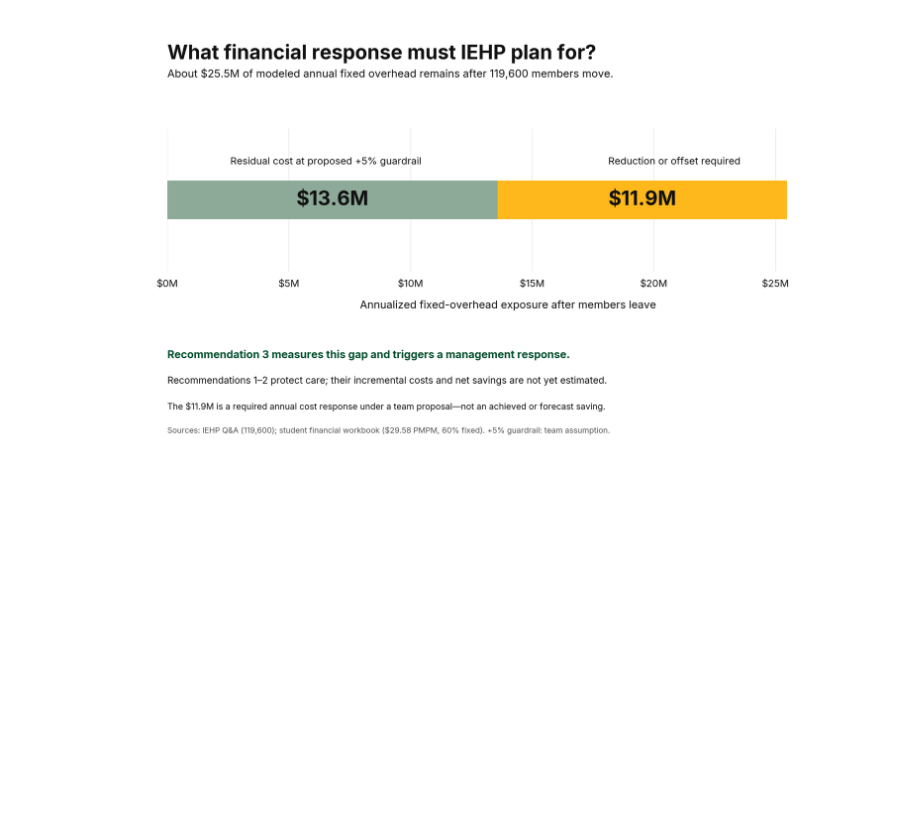
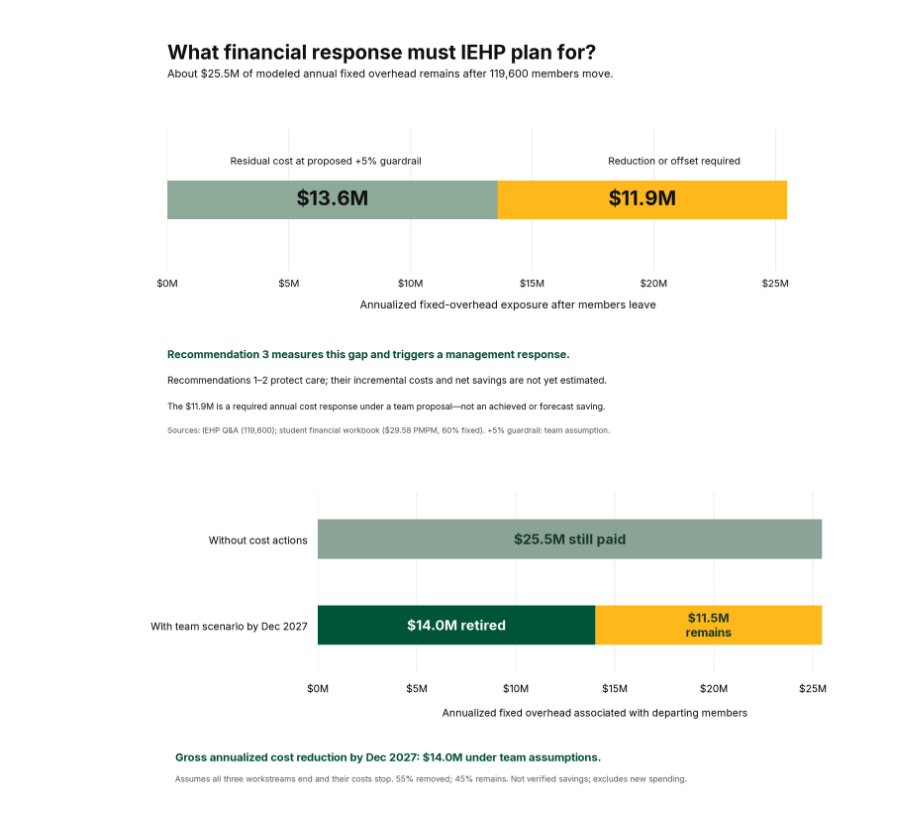
Before and after one commit to doom-boy/IEHP-CEO-Competition, a Jupyter notebook: impact_scenarios.ipynb, the cells around one changed output. Drawn from its saved outputs; the diff is of its cells as text; code cells hidden in the pictures; blank space fills up the shorter version.

Commit message:
impact graphs

```diff
--- a/impact_scenarios.ipynb
+++ b/impact_scenarios.ipynb
@@ -614,3 +614,80 @@ if image_path is None:
 display(Image(filename=str(image_path)))
 # %% [output]
 [figure]
+# %%
+# User-specified scenario: 20% handoffs + 20% providers + 10% monitoring end;
+# then remove 10% of the remaining 50%. Total removed = 55%, not 60%.
+# Standalone cell. Allocation shares are assumptions, not measured IEHP expenses.
+from pathlib import Path
+import math
+import matplotlib.pyplot as plt
+from matplotlib.ticker import FuncFormatter
+from matplotlib import font_manager
+from IPython.display import Image, display
+from openpyxl import load_workbook
+
+root = next(p for p in [Path.cwd(), *Path.cwd().parents] if (p / "docs/supplementary/student-guide-financial-impacts-modeling.xlsx").is_file())
+overhead = 119600 * 29.58 * .60 * 12
+path = root / "analysis_outputs/recommendation_costs/IEHP_Simple_Transition_Budget.xlsx"
+if path.is_file():
+    book = load_workbook(path, data_only=True)
+    value = book["Simple Budget"]["B11"].value
+    book.close()
+    if not isinstance(value,(int,float)):
+        raise ValueError("Recalculate and save the Excel budget first.")
+    overhead = float(value)
+
+HANDOFF_SHARE = .20
+PROVIDER_SHARE = .20
+MONITOR_SHARE = .10
+OTHER_REMOVAL_RATE = .10
+assigned_share = HANDOFF_SHARE + PROVIDER_SHARE + MONITOR_SHARE
+assert 0 <= assigned_share <= 1 and 0 <= OTHER_REMOVAL_RATE <= 1
+other_share = 1 - assigned_share
+removed_share = assigned_share + other_share * OTHER_REMOVAL_RATE
+remaining_share = other_share * (1-OTHER_REMOVAL_RATE)
+removed = overhead * removed_share
+remaining = overhead * remaining_share
+assert math.isclose(removed+remaining,overhead,abs_tol=.01)
+assert math.isclose(removed_share,.55)
+
+fonts = root / "analysis_outputs/slide_exports/fonts"
+for f in fonts.glob("Inter-*.ttf"):
+    font_manager.fontManager.addfont(str(f))
+font = "Inter" if (fonts/"Inter-Regular.ttf").exists() else "DejaVu Sans"
+with plt.rc_context({"font.family":font,"svg.fonttype":"none","pdf.fonttype":42}):
+    fig, ax = plt.subplots(figsize=(12,4.8))
+    green, muted, gold = "#005538", "#8BA396", "#FFB81C"
+    ax.barh(1,overhead/1e6,height=.46,color=muted,zorder=3)
+    ax.barh(0,removed/1e6,height=.46,color=green,zorder=3)
+    ax.barh(0,remaining/1e6,left=removed/1e6,height=.46,color=gold,zorder=3)
+    ax.text(overhead/2e6,1,f"${overhead/1e6:.1f}M still paid",ha="center",va="center",fontsize=15,weight="bold",color="#173A2C")
+    ax.text(removed/2e6,0,f"${removed/1e6:.1f}M retired",ha="center",va="center",fontsize=15,weight="bold",color="white")
+    ax.text((removed+remaining/2)/1e6,0,f"${remaining/1e6:.1f}M\nremains",ha="center",va="center",fontsize=13,weight="bold",color="#173A2C")
+    ax.set_yticks([1,0],["Without cost actions","With team scenario by Dec 2027"])
+    ax.set_xlim(0,28)
+    ax.set_ylim(-.55,1.55)
+    ax.set_xticks([0,5,10,15,20,25])
+    ax.xaxis.set_major_formatter(FuncFormatter(lambda x,_:f"${x:.0f}M"))
+    ax.set_xlabel("Annualized fixed overhead associated with departing members",labelpad=13,fontsize=11)
+    ax.tick_params(length=0,pad=11,labelsize=11)
+    ax.set_axisbelow(True)
+    ax.grid(axis="x",color="#E4EAE6",linewidth=.7)
+    for spine in ax.spines.values():spine.set_visible(False)
+    fig.subplots_adjust(left=.28,right=.98,top=.96,bottom=.39)
+    fig.text(.10,.11,f"Gross annualized cost reduction by Dec 2027: ${removed/1e6:.1f}M under team assumptions.",fontsize=12,weight="bold",color=green)
+    fig.text(.10,.045,"Assumes all three workstreams end and their costs stop. 55% removed; 45% remains. Not verified savings; excludes new spending.",fontsize=9,color="#53645B")
+    out = root / "analysis_outputs/slide_exports"
+    out.mkdir(parents=True,exist_ok=True)
+    stem = out / "impact_overhead_working_assumptions"
+    for ext in ["png","svg","pdf"]:
+        fig.savefig(stem.with_suffix("."+ext),dpi=220,facecolor="white")
+    plt.close(fig)
+display(Image(filename=str(stem.with_suffix(".png")),embed=True,width=1200))
+print(f"Handoffs ending: ${overhead*HANDOFF_SHARE:,.0f}")
+print(f"Provider verification ending: ${overhead*PROVIDER_SHARE:,.0f}")
+print(f"Monitoring/triggers ending: ${overhead*MONITOR_SHARE:,.0f}")
+print(f"10% of remaining overhead removed: ${overhead*other_share*OTHER_REMOVAL_RATE:,.0f}")
+print(f"Gross annual reduction: ${removed:,.0f}; remaining: ${remaining:,.0f}")
+# %% [output]
+[figure, added]
```
Also changed, not shown: parts of 1 cell of this notebook, 13 other files.
